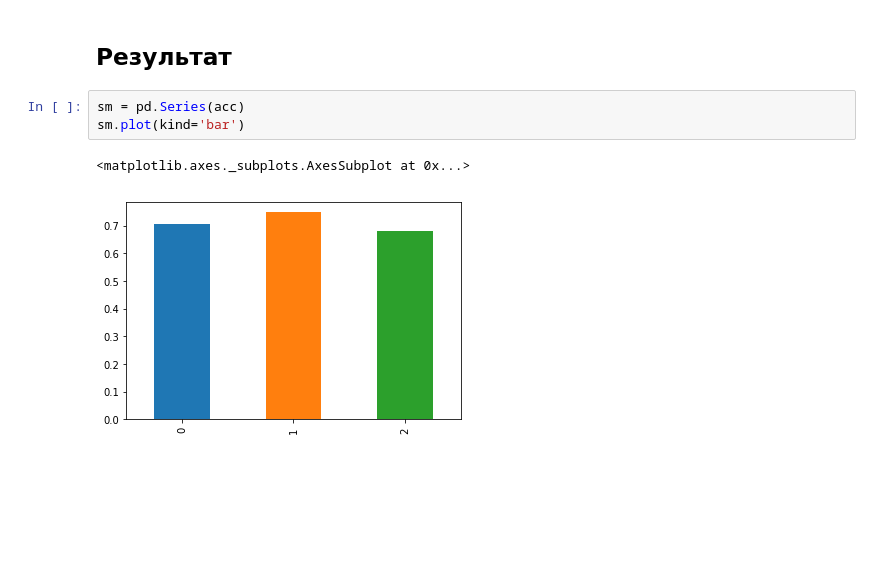
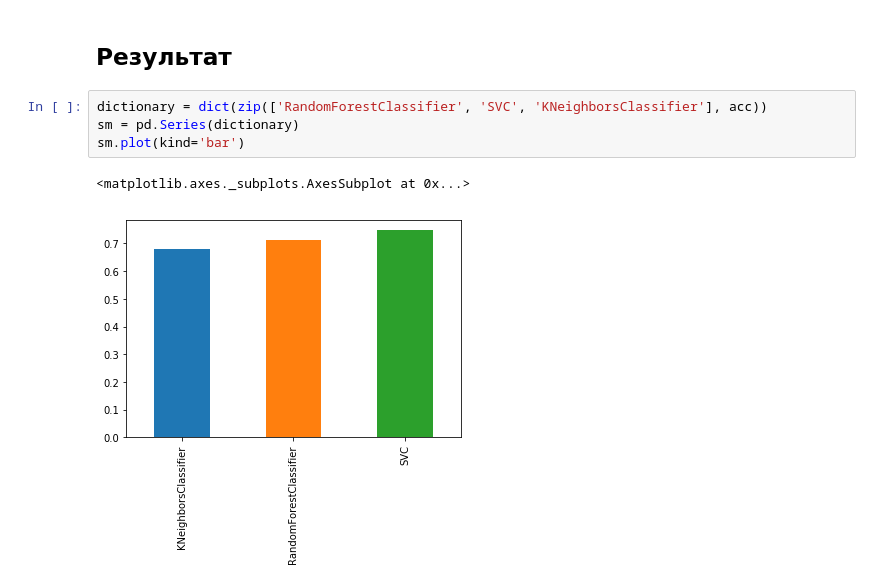
Before and after one commit to farwydi/python-example, a Jupyter notebook: Untitled.ipynb, the cells around one changed output. Drawn from its saved outputs; the diff is of its cells as text; blank space fills up the shorter version.

```diff
--- a/Untitled.ipynb
+++ b/Untitled.ipynb
@@ -163,8 +163,9 @@ for m in models:
 # %% [markdown]
 ## Результат
 # %%
-sm = pd.Series(acc)
+dictionary = dict(zip(['RandomForestClassifier', 'SVC', 'KNeighborsClassifier'], acc))
+sm = pd.Series(dictionary)
 sm.plot(kind='bar')
 # %% [output]
 <matplotlib.axes._subplots.AxesSubplot at 0x...>
-[figure, old version]
+[figure, new version]
```
